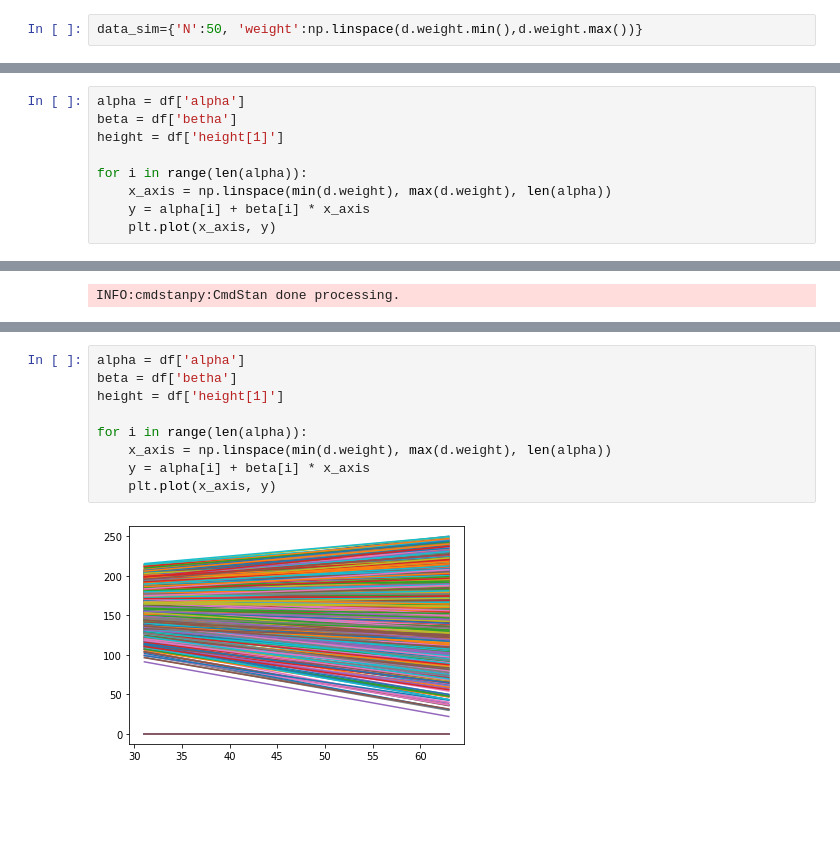
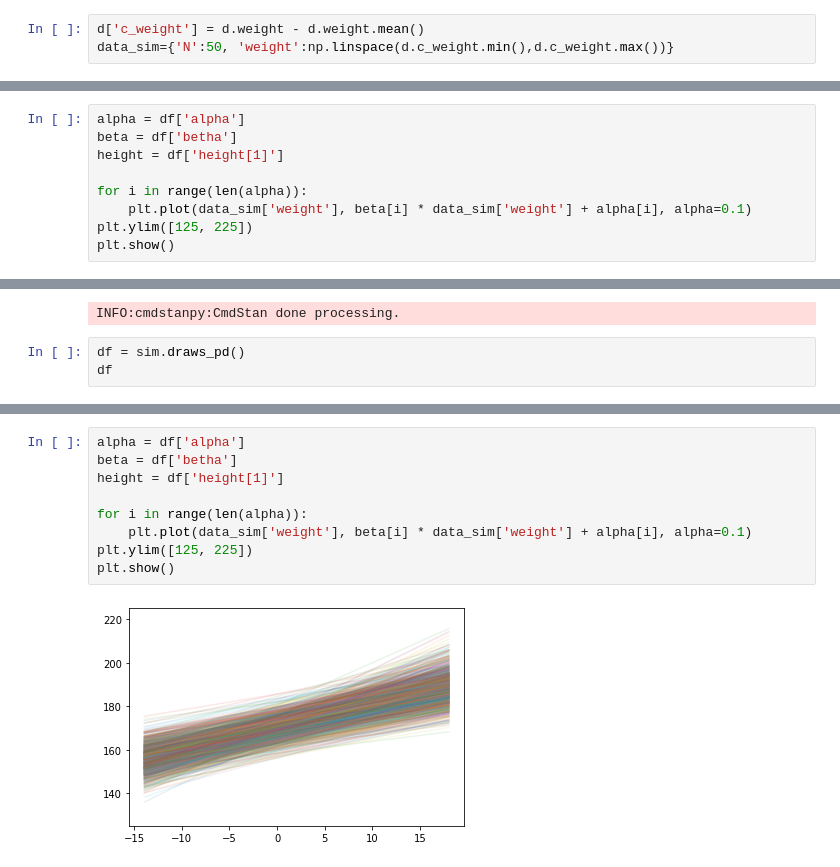
Before and after one commit to Norbert-Podgorski/DataAnalytics, a Jupyter notebook: Linear_models/zadanie.ipynb, the cells around one changed output, grey strips where cells are left out. Drawn from its saved outputs; the diff is of its cells as text; blank space fills up the shorter version.

```diff
--- a/Linear_models/zadanie.ipynb
+++ b/Linear_models/zadanie.ipynb
@@ -181,7 +178,8 @@ Model fit to data, it's mean and std are consistent with data, but the data dist
 # %% [markdown]
 # Adding predictor to the model - weight
 # %%
-data_sim={'N':50, 'weight':np.linspace(d.weight.min(),d.weight.max())}
+d['c_weight'] = d.weight - d.weight.mean()
+data_sim={'N':50, 'weight':np.linspace(d.c_weight.min(),d.c_weight.max())}
 # %% [markdown]
 # Prior predictive checks
 # %%
@@ -236,7 +234,7 @@ beta = df['betha']
 height = df['height[1]']
 
 for i in range(len(alpha)):
-    x_axis = np.linspace(min(d.weight), max(d.weight), len(alpha))
-    y = alpha[i] + beta[i] * x_axis
-    plt.plot(x_axis, y)
+    plt.plot(data_sim['weight'], beta[i] * data_sim['weight'] + alpha[i], alpha=0.1)
+plt.ylim([125, 225])
+plt.show()
 # %% [output]
@@ -278,3 +260,6 @@ sim=model_ppc.sample(data=data_sim,
 INFO:cmdstanpy:CmdStan start processing
 chain 1 |██████████| 00:00 Sampling completed
 INFO:cmdstanpy:CmdStan done processing.
+# %%
+df = sim.draws_pd()
+df
@@ -281,11 +280,11 @@ INFO:cmdstanpy:CmdStan done processing.
 # %%
 alpha = df['alpha']
 beta = df['betha']
 height = df['height[1]']
 
 for i in range(len(alpha)):
-    x_axis = np.linspace(min(d.weight), max(d.weight), len(alpha))
-    y = alpha[i] + beta[i] * x_axis
-    plt.plot(x_axis, y)
+    plt.plot(data_sim['weight'], beta[i] * data_sim['weight'] + alpha[i], alpha=0.1)
+plt.ylim([125, 225])
+plt.show()
 # %% [output]
-[figure, old version]
+[figure, new version]
```
Also changed, not shown: parts of 28 cells of this notebook, 4 other files.
